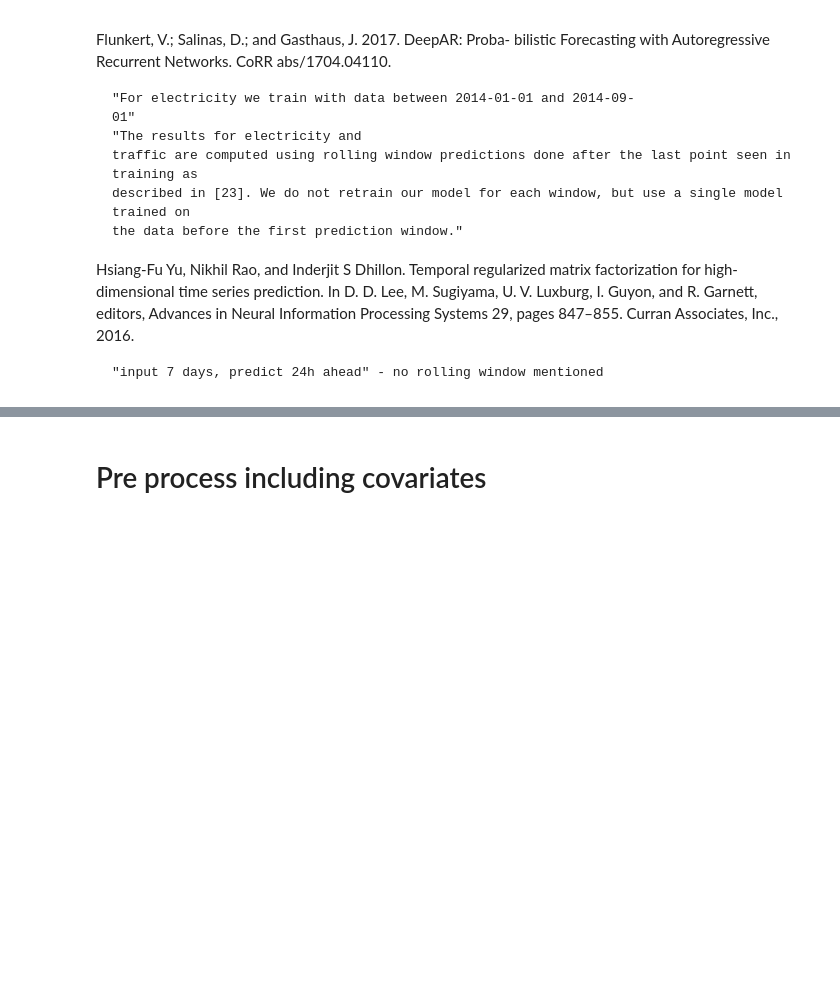
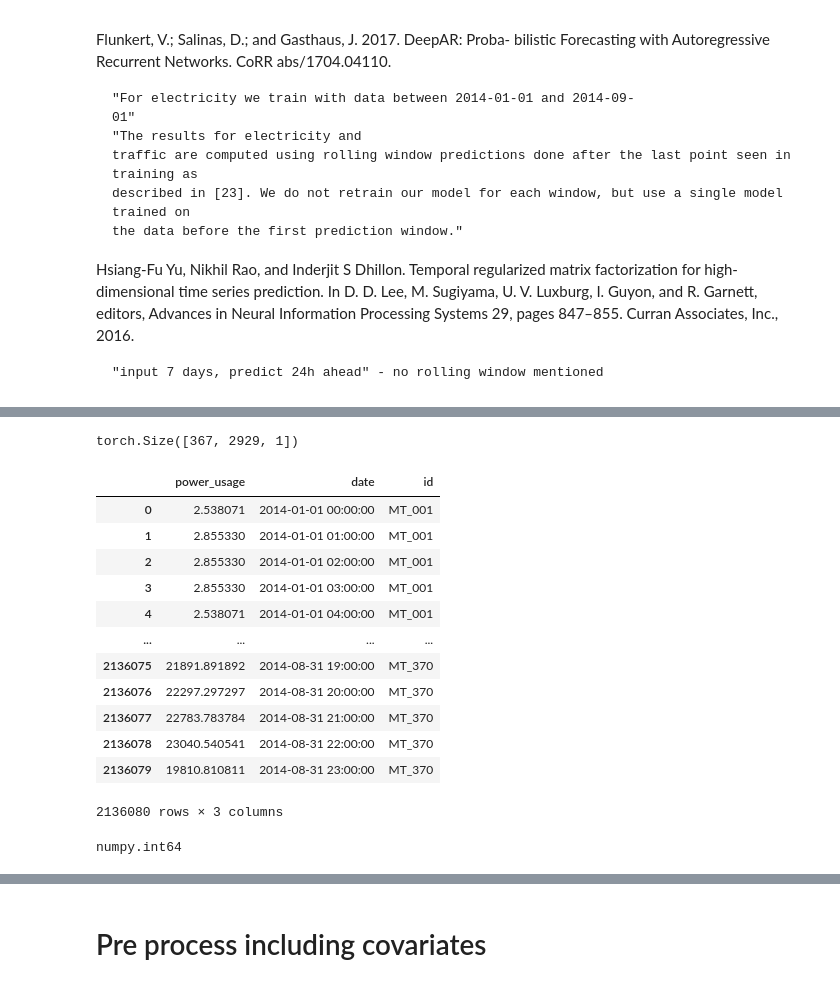
Before and after one commit to ben10ben/thesis, a Jupyter notebook: src/data_processing.ipynb, the cells around one changed output, grey strips where cells are left out. Saved outputs shown, nothing was run; the diff lists cells and outputs as text; code cells hidden in the pictures; blank space fills up the shorter version.

```diff
--- a/src/data_processing.ipynb
+++ b/src/data_processing.ipynb
@@ -48,0 +181,22 @@ data_dict = {
+# %%
+df.shape
+# %% [output]
+torch.Size([367, 2929, 1])
+# %%
+df = temp
+# %%
+df
+# %% [output]
+|  | power_usage | date | id |
+| 0 | 2.538071 | 2014-01-01 00:00:00 | MT_001 |
+| 1 | 2.855330 | 2014-01-01 01:00:00 | MT_001 |
+| 2 | 2.855330 | 2014-01-01 02:00:00 | MT_001 |
+| 3 | 2.855330 | 2014-01-01 03:00:00 | MT_001 |
+| 4 | 2.538071 | 2014-01-01 04:00:00 | MT_001 |
+| ... | ... | ... | ... |
+| 2136075 | 21891.891892 | 2014-08-31 19:00:00 | MT_370 |
+| 2136076 | 22297.297297 | 2014-08-31 20:00:00 | MT_370 |
+| 2136077 | 22783.783784 | 2014-08-31 21:00:00 | MT_370 |
+| 2136078 | 23040.540541 | 2014-08-31 22:00:00 | MT_370 |
+| 2136079 | 19810.810811 | 2014-08-31 23:00:00 | MT_370 |
+2136080 rows × 3 columns
@@ -48,0 +229,4 @@ data_dict = {
+# %%
+type(grouped)
+# %% [output]
+numpy.int64
```
Also changed, not shown: parts of 8 cells of this notebook, 3 other files.
